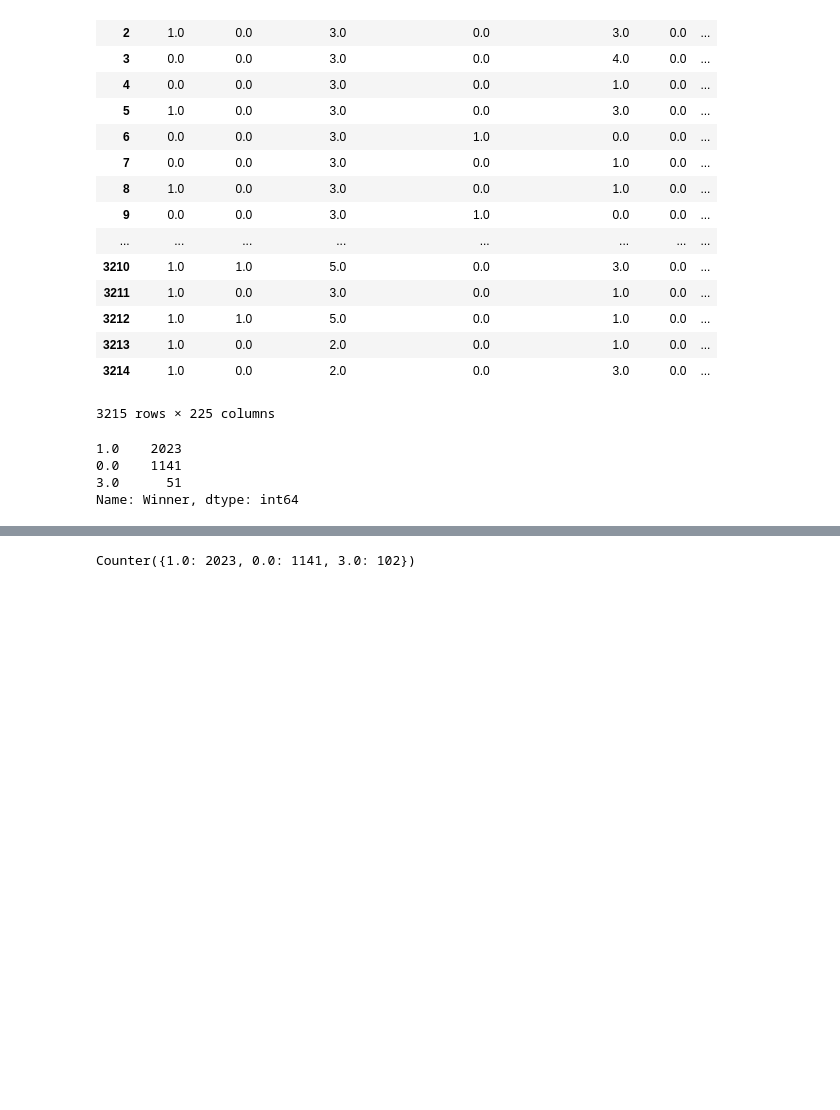
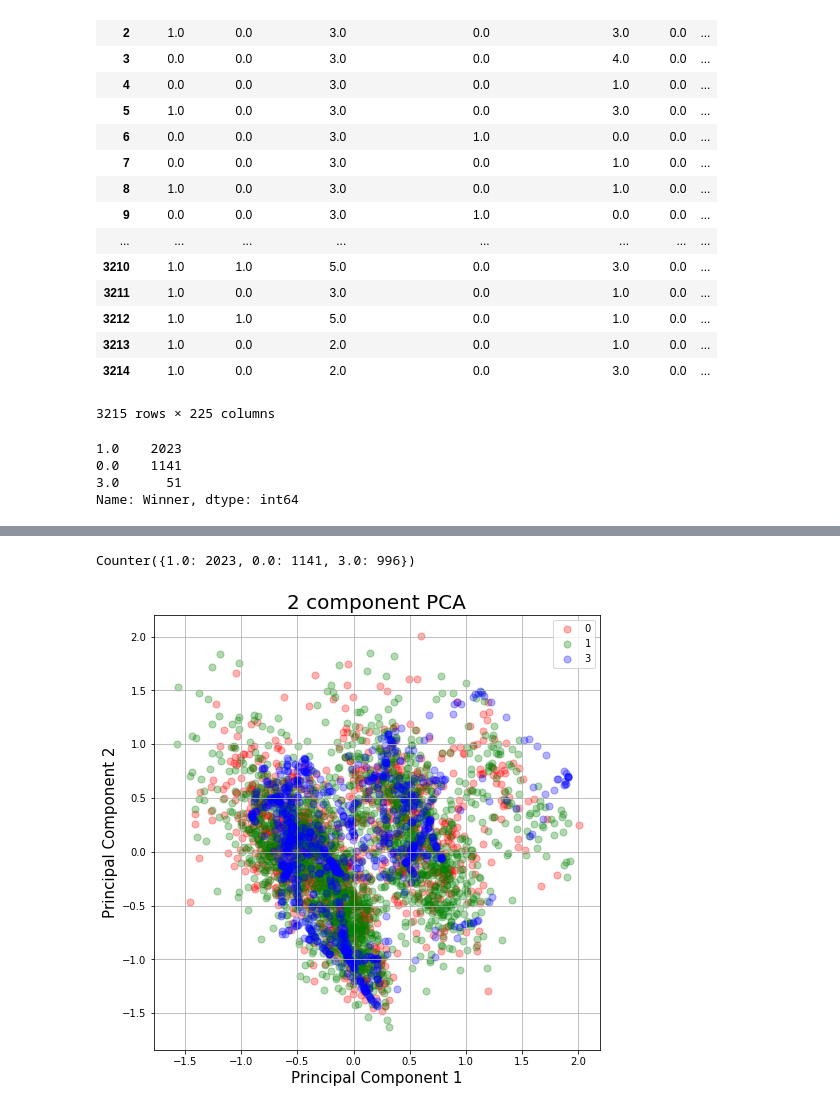
Before and after one commit to peteryph/Kaggle-Heart-Disease-UCI, a Jupyter notebook: UFC fight club.ipynb, the cells around one changed output, grey strips where cells are left out. Drawn from its saved outputs; the diff is of its cells as text; code cells hidden in the pictures; blank space fills up the shorter version.

Commit message:
Issues with Recalling data, might consider abandon 'Draw' data

```diff
--- a/UFC fight club.ipynb
+++ b/UFC fight club.ipynb
@@ -209,13 +199,43 @@ print(Counter(Y_rus))
 # %%
 # over_sampling.
 X = df
-rus = imblearn.over_sampling.ADASYN(ratio={3:100 }, random_state=1)
+rus = imblearn.over_sampling.ADASYN(ratio={3:1000 }, random_state=1)
 
 X_rus, Y_rus = rus.fit_sample(X, Y)
 
 print(Counter(Y_rus))
 # %% [output]
-Counter({1.0: 2023, 0.0: 1141, 3.0: 102})
+Counter({1.0: 2023, 0.0: 1141, 3.0: 996})
 # %%
 sampled_df = pandas.DataFrame(X_rus, columns = df.keys())
 sampled_df["Winner"] = Y_rus
+df = sampled_df
+# %%
+# Before Sampling
+
+Y = df["Winner"]
+PCA_df = df.drop(columns = ["Winner"])
+pca = PCA(n_components=2)
+principalComponents = pca.fit_transform(PCA_df)
+principalDf = pandas.DataFrame(data = principalComponents, columns = ['principal component 1', 'principal component 2'])
+principalDf["target"] = Y
+
+
+fig = plt.figure(figsize = (8,8))
+ax = fig.add_subplot(1,1,1)
+ax.set_xlabel('Principal Component 1', fontsize = 15)
+ax.set_ylabel('Principal Component 2', fontsize = 15)
+ax.set_title('2 component PCA', fontsize = 20)
+targets = [0,1,3]
+colors = ['r', 'g','b']
+for target, color in zip(targets,colors):
+    indicesToKeep = principalDf['target'] == target
+    ax.scatter(principalDf.loc[indicesToKeep, 'principal component 1']
+               , principalDf.loc[indicesToKeep, 'principal component 2']
+               , c = color
+               , s = 50
+               , alpha = 0.3)
+ax.legend(targets)
+ax.grid()
+# %% [output]
+[figure, added]
```
Also changed, not shown: parts of 11 cells of this notebook.
